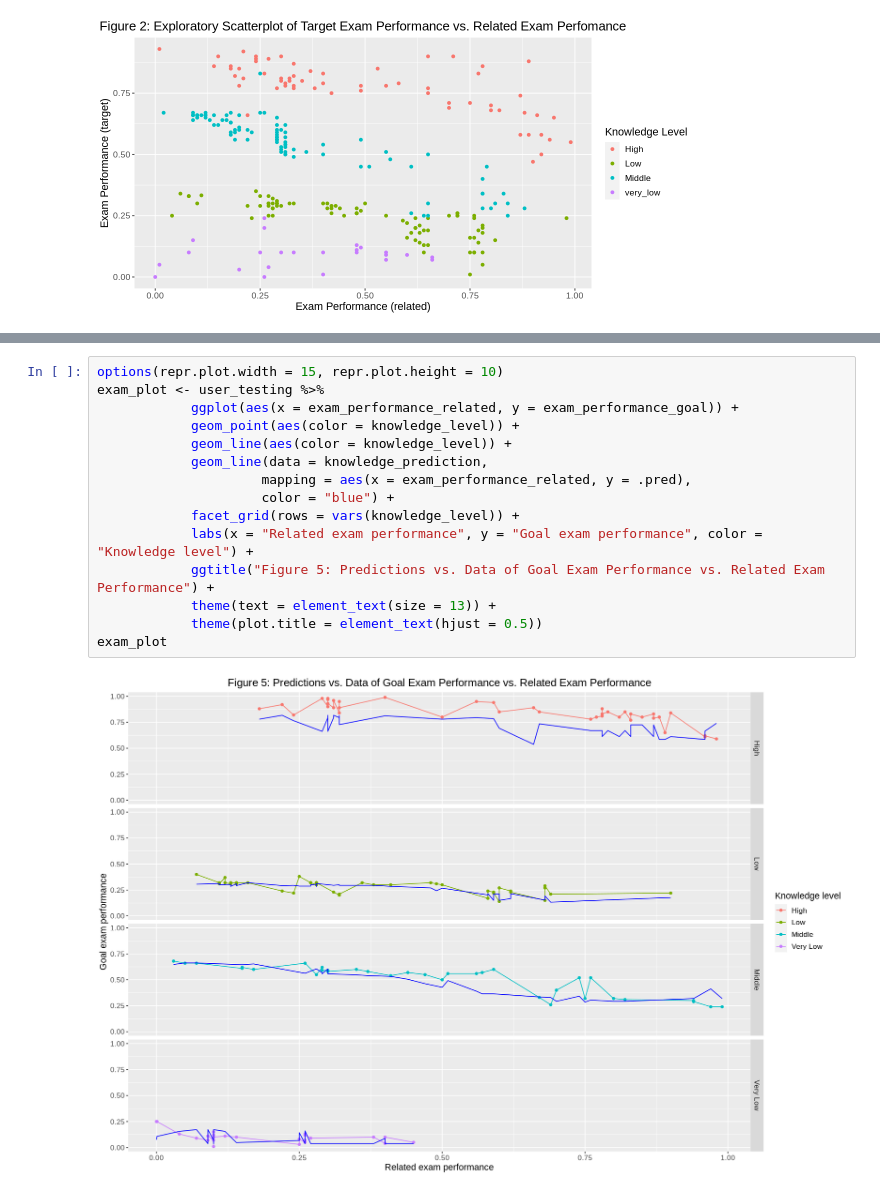
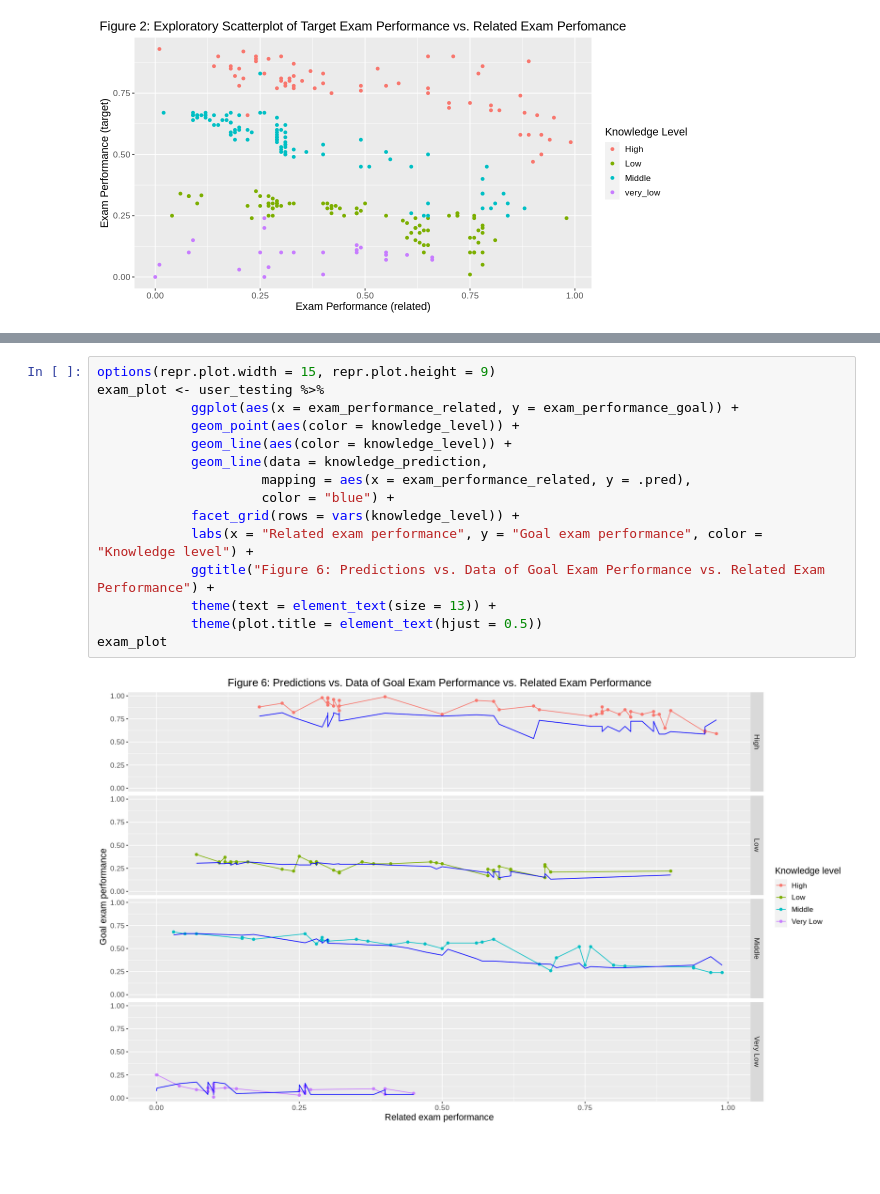
Before and after one commit to MirrenB/DSCI-100-Group-Project, a Jupyter notebook: Regression.ipynb, the cells around one changed output, grey strips where cells are left out. Drawn from its saved outputs; the diff is of its cells as text; blank space fills up the shorter version.

```diff
--- a/Regression.ipynb
+++ b/Regression.ipynb
@@ -230,17 +263,17 @@ study_plot
 # %%
-options(repr.plot.width = 15, repr.plot.height = 10)
+options(repr.plot.width = 15, repr.plot.height = 9)
 exam_plot <- user_testing %>%
             ggplot(aes(x = exam_performance_related, y = exam_performance_goal)) +
             geom_point(aes(color = knowledge_level)) +
             geom_line(aes(color = knowledge_level)) +
             geom_line(data = knowledge_prediction,
                      mapping = aes(x = exam_performance_related, y = .pred),
                      color = "blue") +
             facet_grid(rows = vars(knowledge_level)) +
             labs(x = "Related exam performance", y = "Goal exam performance", color = "Knowledge level") +
-            ggtitle("Figure 5: Predictions vs. Data of Goal Exam Performance vs. Related Exam Performance") +
+            ggtitle("Figure 6: Predictions vs. Data of Goal Exam Performance vs. Related Exam Performance") +
             theme(text = element_text(size = 13)) +
             theme(plot.title = element_text(hjust = 0.5))
 exam_plot
 # %% [output]
-[figure, old version]
+[figure, new version]
```
Also changed, not shown: parts of 8 cells of this notebook.
